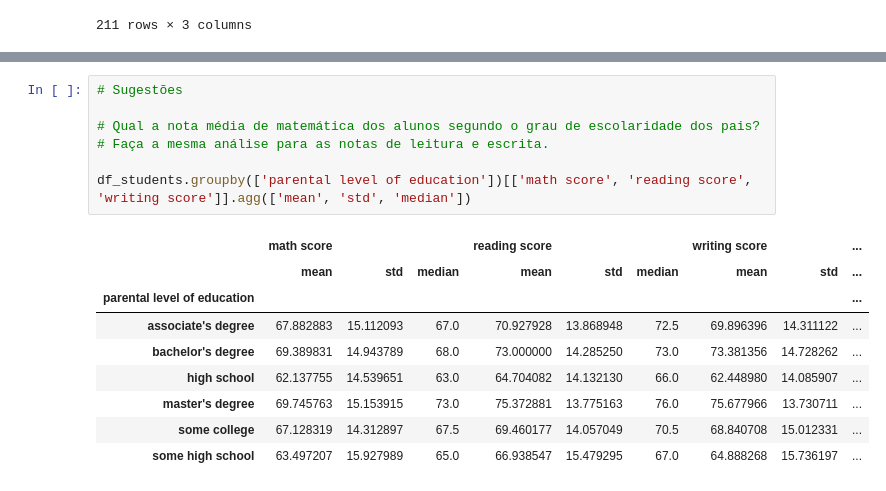
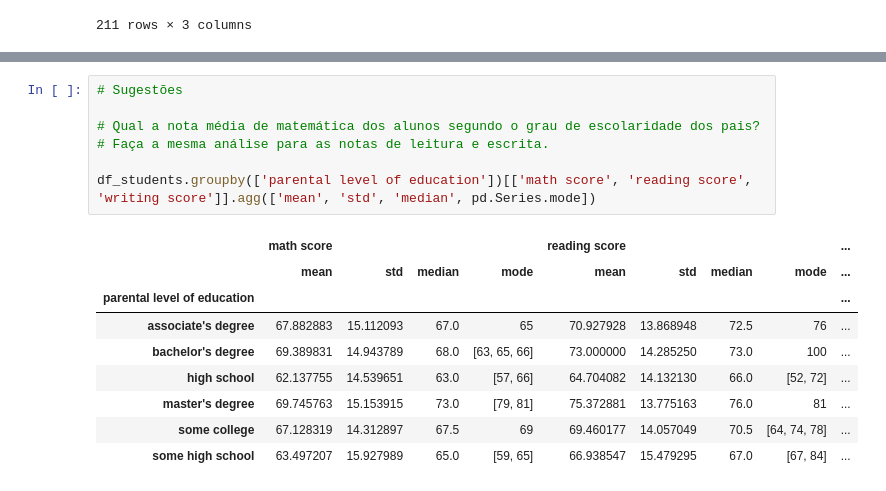
Before and after one commit to dsreliete/Womakerscode-DA-desafio_squad, a Jupyter notebook: Desafio2.ipynb, the cells around one changed output, grey strips where cells are left out. Saved outputs shown, nothing was run; the diff lists cells and outputs as text.

```diff
--- a/Desafio2.ipynb
+++ b/Desafio2.ipynb
@@ -257,17 +282,17 @@ O limite superior das notas de Matemática sem outliers é 107.0
 # %%
 # Sugestões
 
 # Qual a nota média de matemática dos alunos segundo o grau de escolaridade dos pais?
 # Faça a mesma análise para as notas de leitura e escrita.
 
-df_students.groupby(['parental level of education'])[['math score', 'reading score', 'writing score']].agg(['mean', 'std', 'median'])
+df_students.groupby(['parental level of education'])[['math score', 'reading score', 'writing score']].agg(['mean', 'std', 'median', pd.Series.mode])
 # %% [output]
-|  | math score |  |  | reading score |  |  | writing score |  | ... |
-|  | mean | std | median | mean | std | median | mean | std | ... |
+|  | math score |  |  |  | reading score |  |  |  | ... |
+|  | mean | std | median | mode | mean | std | median | mode | ... |
 | parental level of education |  |  |  |  |  |  |  |  | ... |
-| associate's degree | 67.882883 | 15.112093 | 67.0 | 70.927928 | 13.868948 | 72.5 | 69.896396 | 14.311122 | ... |
-| bachelor's degree | 69.389831 | 14.943789 | 68.0 | 73.000000 | 14.285250 | 73.0 | 73.381356 | 14.728262 | ... |
-| high school | 62.137755 | 14.539651 | 63.0 | 64.704082 | 14.132130 | 66.0 | 62.448980 | 14.085907 | ... |
-| master's degree | 69.745763 | 15.153915 | 73.0 | 75.372881 | 13.775163 | 76.0 | 75.677966 | 13.730711 | ... |
-| some college | 67.128319 | 14.312897 | 67.5 | 69.460177 | 14.057049 | 70.5 | 68.840708 | 15.012331 | ... |
-| some high school | 63.497207 | 15.927989 | 65.0 | 66.938547 | 15.479295 | 67.0 | 64.888268 | 15.736197 | ... |
+| associate's degree | 67.882883 | 15.112093 | 67.0 | 65 | 70.927928 | 13.868948 | 72.5 | 76 | ... |
+| bachelor's degree | 69.389831 | 14.943789 | 68.0 | [63, 65, 66] | 73.000000 | 14.285250 | 73.0 | 100 | ... |
+| high school | 62.137755 | 14.539651 | 63.0 | [57, 66] | 64.704082 | 14.132130 | 66.0 | [52, 72] | ... |
+| master's degree | 69.745763 | 15.153915 | 73.0 | [79, 81] | 75.372881 | 13.775163 | 76.0 | 81 | ... |
+| some college | 67.128319 | 14.312897 | 67.5 | 69 | 69.460177 | 14.057049 | 70.5 | [64, 74, 78] | ... |
+| some high school | 63.497207 | 15.927989 | 65.0 | [59, 65] | 66.938547 | 15.479295 | 67.0 | [67, 84] | ... |
```
Also changed, not shown: parts of 9 cells of this notebook.
